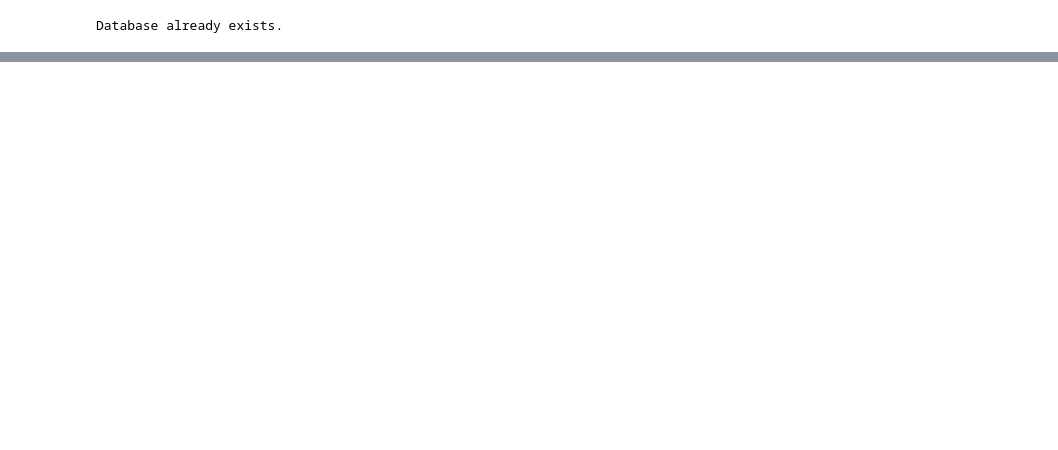
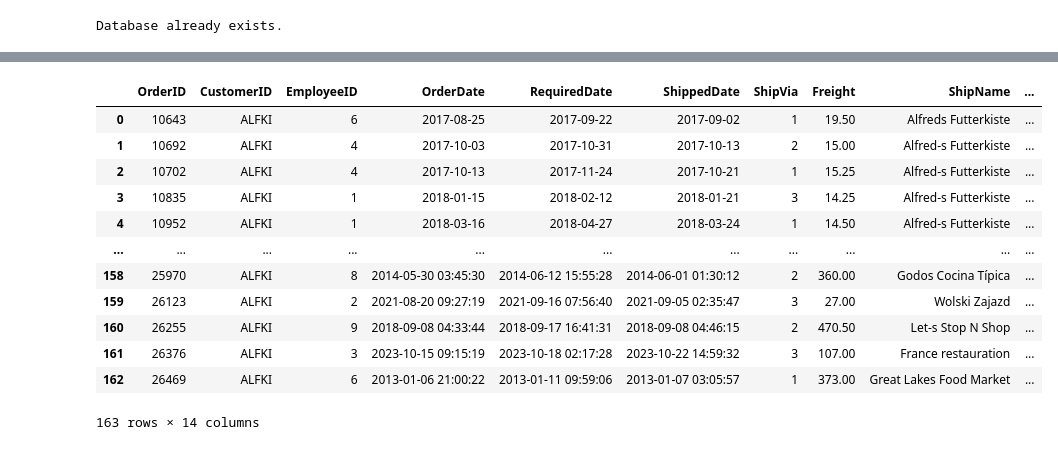
Before and after one commit to Moyster/ae-formation-data-engineering, a Jupyter notebook: Data-Engineering.ipynb, the cells around one changed output, grey strips where cells are left out. Saved outputs shown, nothing was run; the diff lists cells and outputs as text; code cells hidden in the pictures; blank space fills up the shorter version.

```diff
--- a/Data-Engineering.ipynb
+++ b/Data-Engineering.ipynb
@@ -55,4 +61,17 @@ conn = sqlite3.connect(db_path)
 cursor = conn.cursor()
 # %% [output]
 Database already exists.
+# %%
+def query_and_print(query):
+    """
+    Execute a SQL query and print the results.
+    """
+    cursor.execute(query)
+    results = cursor.fetchall()
+
+    # Convert results to a DataFrame for better readability
+    df = pd.DataFrame(results, columns=[desc[0] for desc in cursor.description])
+
+    print(df.to_string(index=False))
+    return df
 # %% [markdown]
@@ -168,0 +186,3 @@ First 5 Customers:
+# %%
+query_and_print("SELECT * FROM Orders WHERE CustomerID = 'ALFKI';")
+# %% [output]
@@ -168,0 +206,13 @@ First 5 Customers:
+|  | OrderID | CustomerID | EmployeeID | OrderDate | RequiredDate | ShippedDate | ShipVia | Freight | ShipName | ... |
+| 0 | 10643 | ALFKI | 6 | 2017-08-25 | 2017-09-22 | 2017-09-02 | 1 | 19.50 | Alfreds Futterkiste | ... |
+| 1 | 10692 | ALFKI | 4 | 2017-10-03 | 2017-10-31 | 2017-10-13 | 2 | 15.00 | Alfred-s Futterkiste | ... |
+| 2 | 10702 | ALFKI | 4 | 2017-10-13 | 2017-11-24 | 2017-10-21 | 1 | 15.25 | Alfred-s Futterkiste | ... |
+| 3 | 10835 | ALFKI | 1 | 2018-01-15 | 2018-02-12 | 2018-01-21 | 3 | 14.25 | Alfred-s Futterkiste | ... |
+| 4 | 10952 | ALFKI | 1 | 2018-03-16 | 2018-04-27 | 2018-03-24 | 1 | 14.50 | Alfred-s Futterkiste | ... |
+| ... | ... | ... | ... | ... | ... | ... | ... | ... | ... | ... |
+| 158 | 25970 | ALFKI | 8 | 2014-05-30 03:45:30 | 2014-06-12 15:55:28 | 2014-06-01 01:30:12 | 2 | 360.00 | Godos Cocina Típica | ... |
+| 159 | 26123 | ALFKI | 2 | 2021-08-20 09:27:19 | 2021-09-16 07:56:40 | 2021-09-05 02:35:47 | 3 | 27.00 | Wolski Zajazd | ... |
+| 160 | 26255 | ALFKI | 9 | 2018-09-08 04:33:44 | 2018-09-17 16:41:31 | 2018-09-08 04:46:15 | 2 | 470.50 | Let-s Stop N Shop | ... |
+| 161 | 26376 | ALFKI | 3 | 2023-10-15 09:15:19 | 2023-10-18 02:17:28 | 2023-10-22 14:59:32 | 3 | 107.00 | France restauration | ... |
+| 162 | 26469 | ALFKI | 6 | 2013-01-06 21:00:22 | 2013-01-11 09:59:06 | 2013-01-07 03:05:57 | 1 | 373.00 | Great Lakes Food Market | ... |
+163 rows × 14 columns
```
Also changed, not shown: parts of 15 cells of this notebook.
